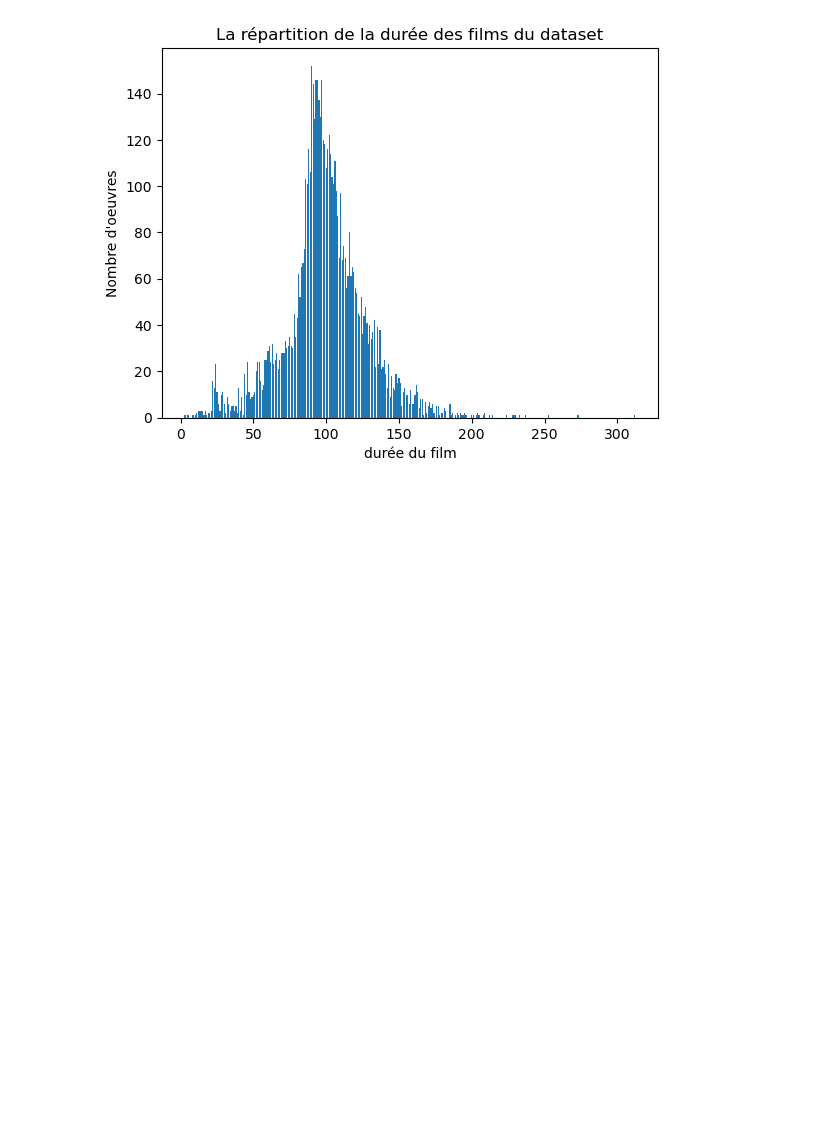
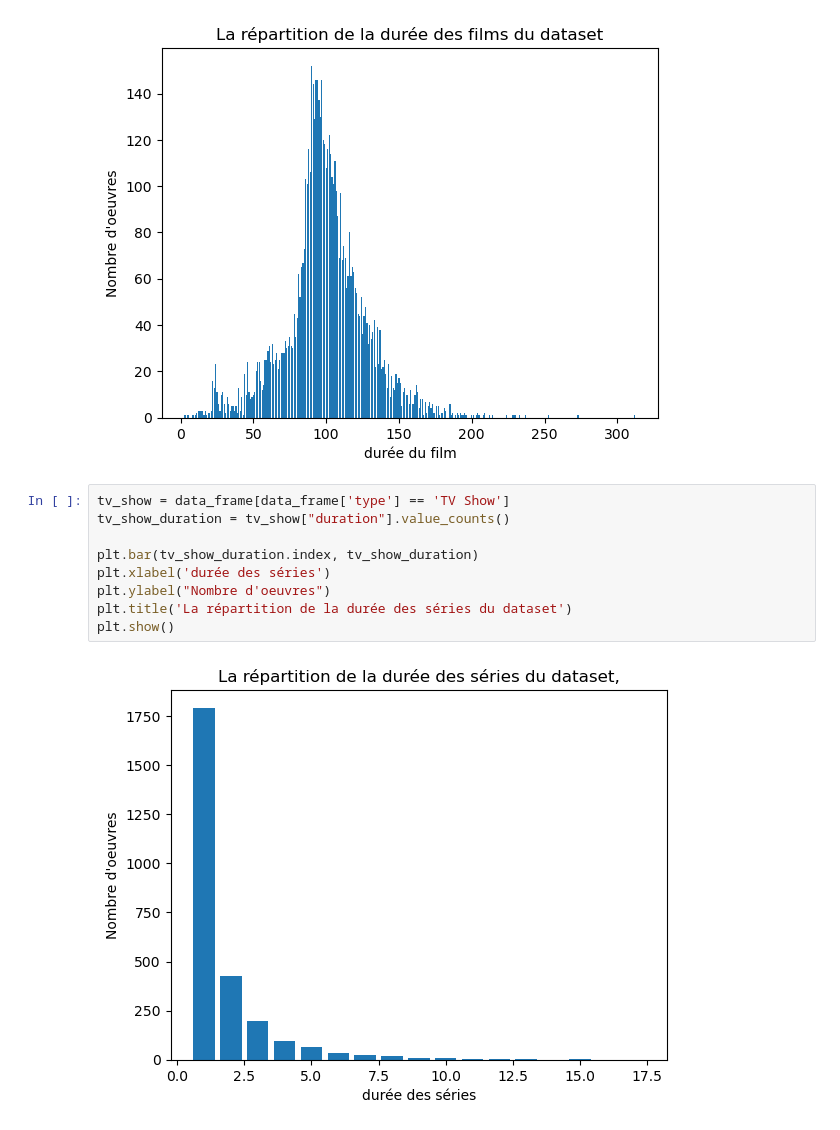
Before and after one commit to leo-carrey/Netflix-Insights, a Jupyter notebook: Netflix_Data_Analysis.ipynb, the cells around one changed output. Saved outputs shown, nothing was run; the diff lists cells and outputs as text; blank space fills up the shorter version.

Commit message:
[ADD] La répartition de la durée des séries du dataset

```diff
--- a/Netflix_Data_Analysis.ipynb
+++ b/Netflix_Data_Analysis.ipynb
@@ -311,3 +311,14 @@ plt.title('La répartition de la durée des films du dataset')
 plt.show()
 # %% [output]
 [figure]
+# %%
+tv_show = data_frame[data_frame['type'] == 'TV Show']
+tv_show_duration = tv_show["duration"].value_counts()
+
+plt.bar(tv_show_duration.index, tv_show_duration)
+plt.xlabel('durée des séries')
+plt.ylabel("Nombre d'oeuvres")
+plt.title('La répartition de la durée des séries du dataset')
+plt.show()
+# %% [output]
+[figure, added]
```
